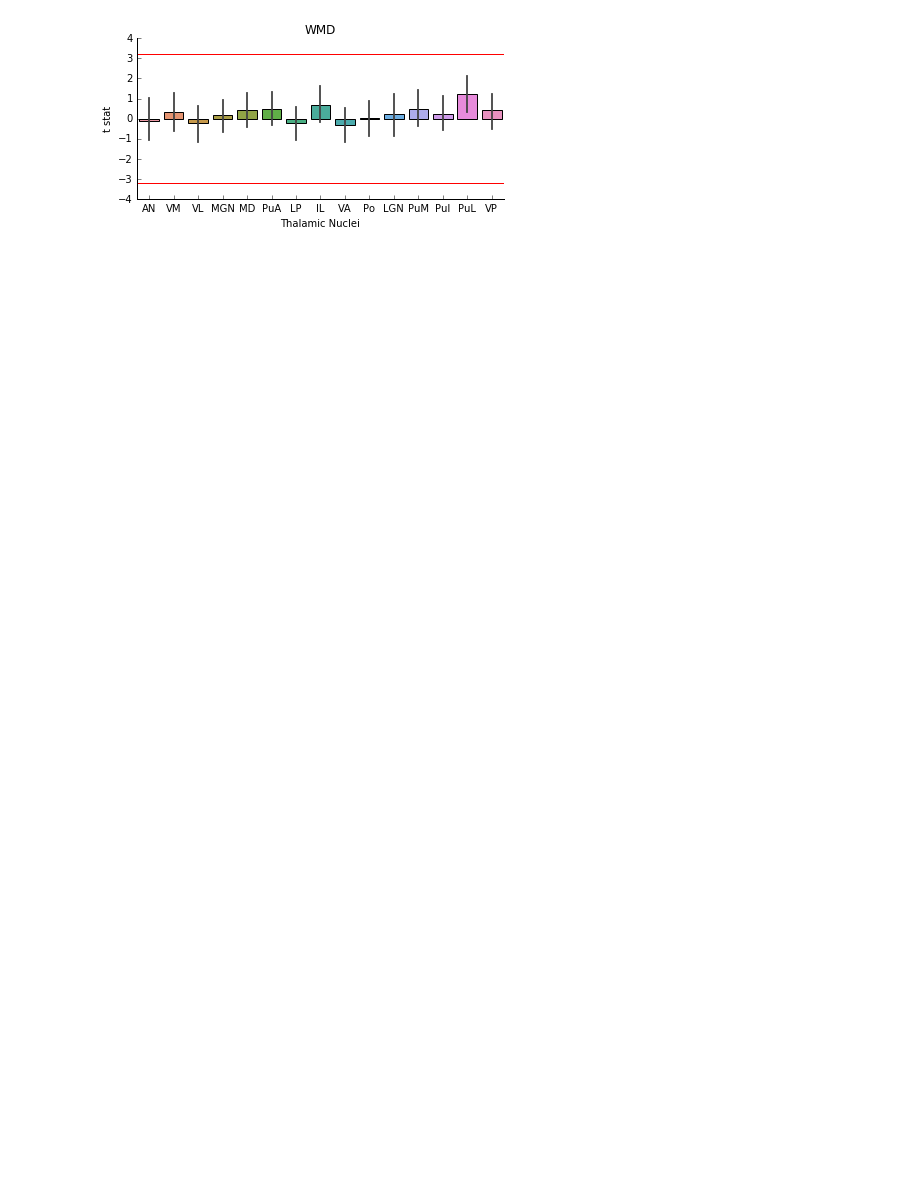
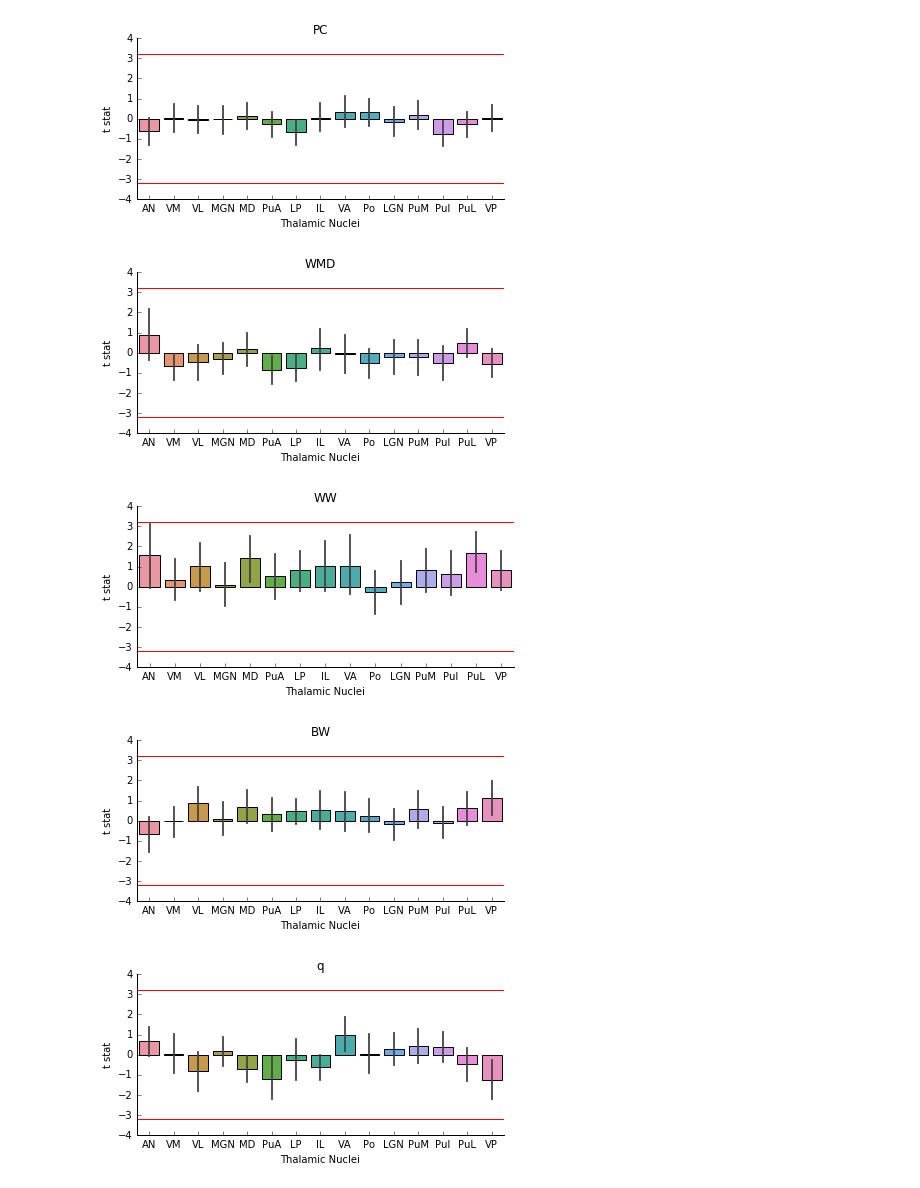
Before and after one commit to kaihwang/ThaGate, a Jupyter notebook: ThaGate_Figures.ipynb, the cells around one changed output. Saved outputs shown, nothing was run; the diff lists cells and outputs as text; code cells hidden in the pictures; blank space fills up the shorter version.

Commit message:
fix thresh.

```diff
--- a/ThaGate_Figures.ipynb
+++ b/ThaGate_Figures.ipynb
@@ -14,19 +14,23 @@ import pickle as pickle
 #load data
 measures = ['PC', 'WMD', 'WW', 'BW', 'q']
 NKI_Rest = pd.read_csv('Data/NKI_Target_MTD_Node_Impose_df.csv')
-HCP_Rest = pd.read_csv('Data/HCP_Rest_indvTarget_MTD_Node_Impose_df.csv')
-HCP_WM = pd.read_csv('Data/HCP_WM_indvTarget_MTD_Node_Impose_df.csv')
-HCP_MOTOR = pd.read_csv('Data/HCP_indvMOTOR_Target_MTD_Node_Impose_df.csv')
+HCP_Rest = pd.read_csv('Data/HCP_Rest_MTD_Node_Impose_thresh_df.csv')
+HCP_WM = pd.read_csv('Data/HCP_WM_MTD_Node_Impose_thresh_df.csv')
+HCP_MOTOR = pd.read_csv('Data/HCP_MOTOR_MTD_Node_Impose_thresh_df.csv')
 # %%
-for measure in ['WMD']:
+for measure in measures:
 	#sns.set_context("poster", font_scale=1.7)
 	#plt.figure(figsize=(8, 6))
-	sns_plot = sns.factorplot(x='Thalamic Nuclei', y=measure, data=HCP_WM , kind='bar', size=3, aspect=2)
+	sns_plot = sns.factorplot(x='Thalamic Nuclei', y=measure, data=HCP_MOTOR , kind='bar', size=3, aspect=2)
 	plt.axhline(y=3.2, color='r', linestyle='-')
 	plt.axhline(y=-3.2, color='r', linestyle='-')
 	plt.ylabel('t stat')
-	plt.title('WMD')
+	plt.title(measure)
 	#fn = measure + '.png'
 	#sns_plot.savefig(fn)
 # %% [output]
-[figure, old version]
+[figure, new version]
+[figure, added]
+[figure, added]
+[figure, added]
+[figure, added]
```
Also changed, not shown: 3 other files.
